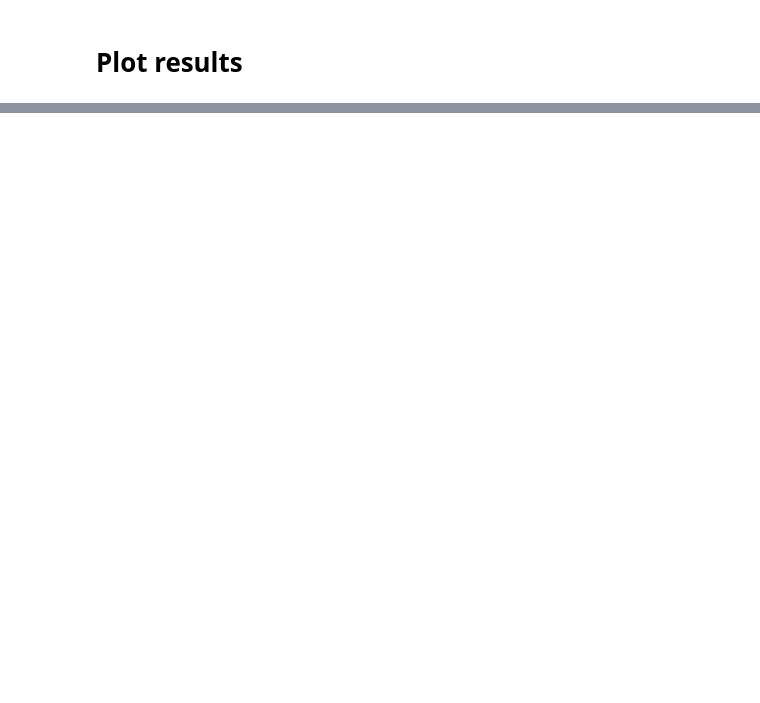
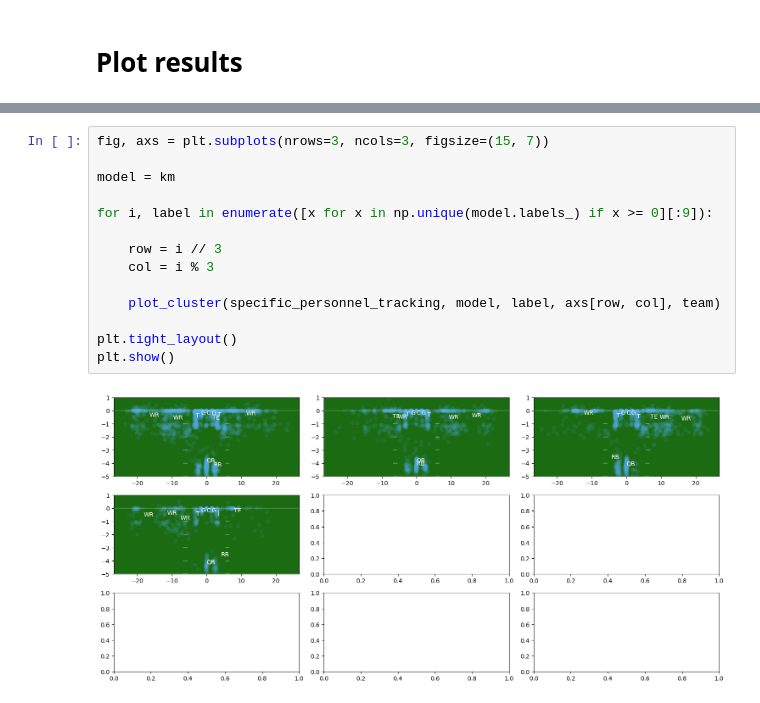
Before and after one commit to mbcalli/cfb, a Jupyter notebook: formations/formations.ipynb, the cells around one changed output, grey strips where cells are left out. Cells and saved outputs as stored; diff of their text form; blank space fills up the shorter version.

```diff
--- a/formations/formations.ipynb
+++ b/formations/formations.ipynb
@@ -237,3 +295,19 @@ def plot_cluster(df, model, label, ax):
+# %%
+fig, axs = plt.subplots(nrows=3, ncols=3, figsize=(15, 7))
+
+model = km
+
+for i, label in enumerate([x for x in np.unique(model.labels_) if x >= 0][:9]):
+
+    row = i // 3
+    col = i % 3
+
+    plot_cluster(specific_personnel_tracking, model, label, axs[row, col], team)
+
+plt.tight_layout()
+plt.show()
+# %% [output]
+[figure, added]
 # %%
 fig, axs = plt.subplots(nrows=3, ncols=3, figsize=(15, 7))
 
```
Also changed, not shown: parts of 11 cells of this notebook.
